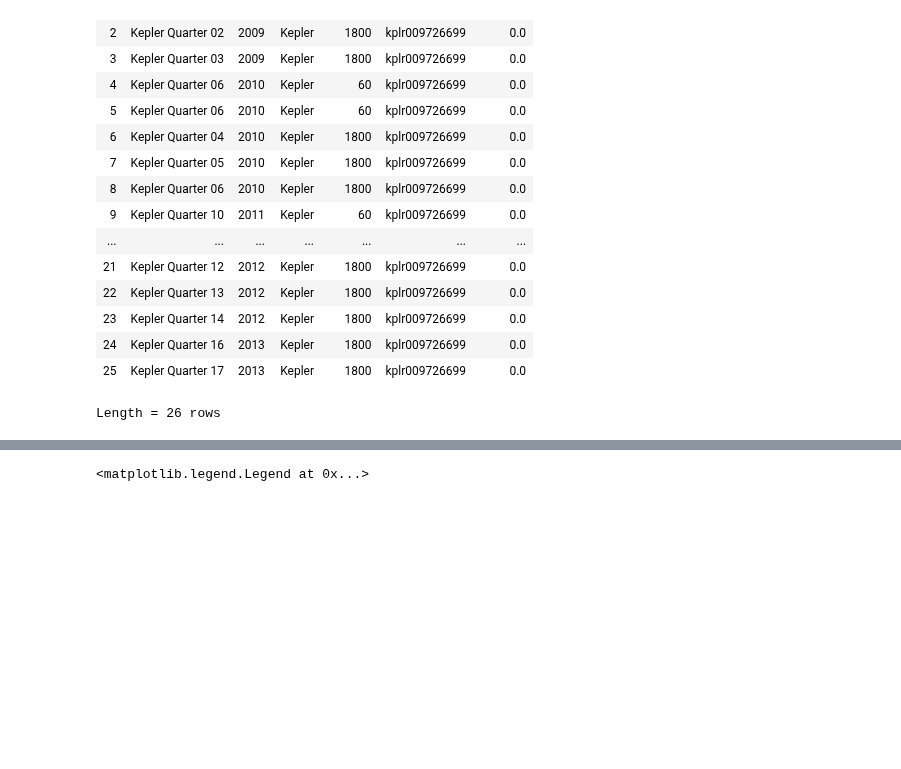
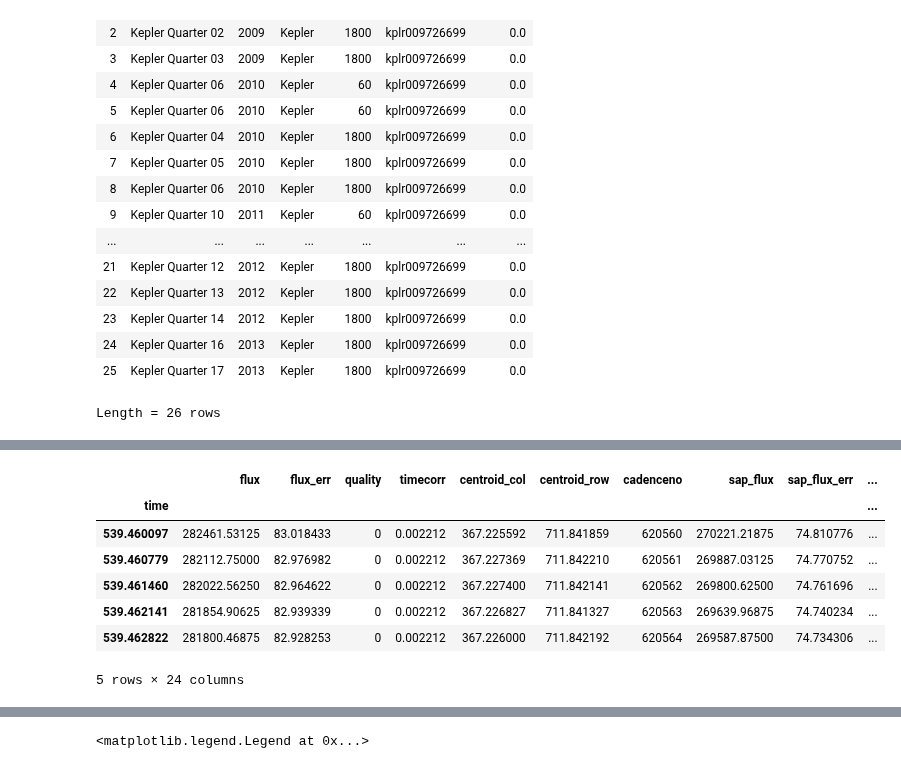
Before and after one commit to RileyWClarke/RAFTS, a Jupyter notebook: Notebooks/candence_plot.ipynb, the cells around one changed output, grey strips where cells are left out. Drawn from its saved outputs; the diff is of its cells as text; code cells hidden in the pictures; blank space fills up the shorter version.

```diff
--- a/Notebooks/candence_plot.ipynb
+++ b/Notebooks/candence_plot.ipynb
@@ -55,0 +54,13 @@ plt.savefig('/Users/riley/Desktop/RAFTS/Figures/candencefig.png', dpi=300, bbox_
+# %%
+lc1_df = lc1.to_pandas()
+
+lc1_df.head()
+# %% [output]
+|  | flux | flux_err | quality | timecorr | centroid_col | centroid_row | cadenceno | sap_flux | sap_flux_err | ... |
+| time |  |  |  |  |  |  |  |  |  | ... |
+| 539.460097 | 282461.53125 | 83.018433 | 0 | 0.002212 | 367.225592 | 711.841859 | 620560 | 270221.21875 | 74.810776 | ... |
+| 539.460779 | 282112.75000 | 82.976982 | 0 | 0.002212 | 367.227369 | 711.842210 | 620561 | 269887.03125 | 74.770752 | ... |
+| 539.461460 | 282022.56250 | 82.964622 | 0 | 0.002212 | 367.227400 | 711.842141 | 620562 | 269800.62500 | 74.761696 | ... |
+| 539.462141 | 281854.90625 | 82.939339 | 0 | 0.002212 | 367.226827 | 711.841327 | 620563 | 269639.96875 | 74.740234 | ... |
+| 539.462822 | 281800.46875 | 82.928253 | 0 | 0.002212 | 367.226000 | 711.842192 | 620564 | 269587.87500 | 74.734306 | ... |
+5 rows × 24 columns
```
Also changed, not shown: parts of 6 cells of this notebook, 1 other file.
